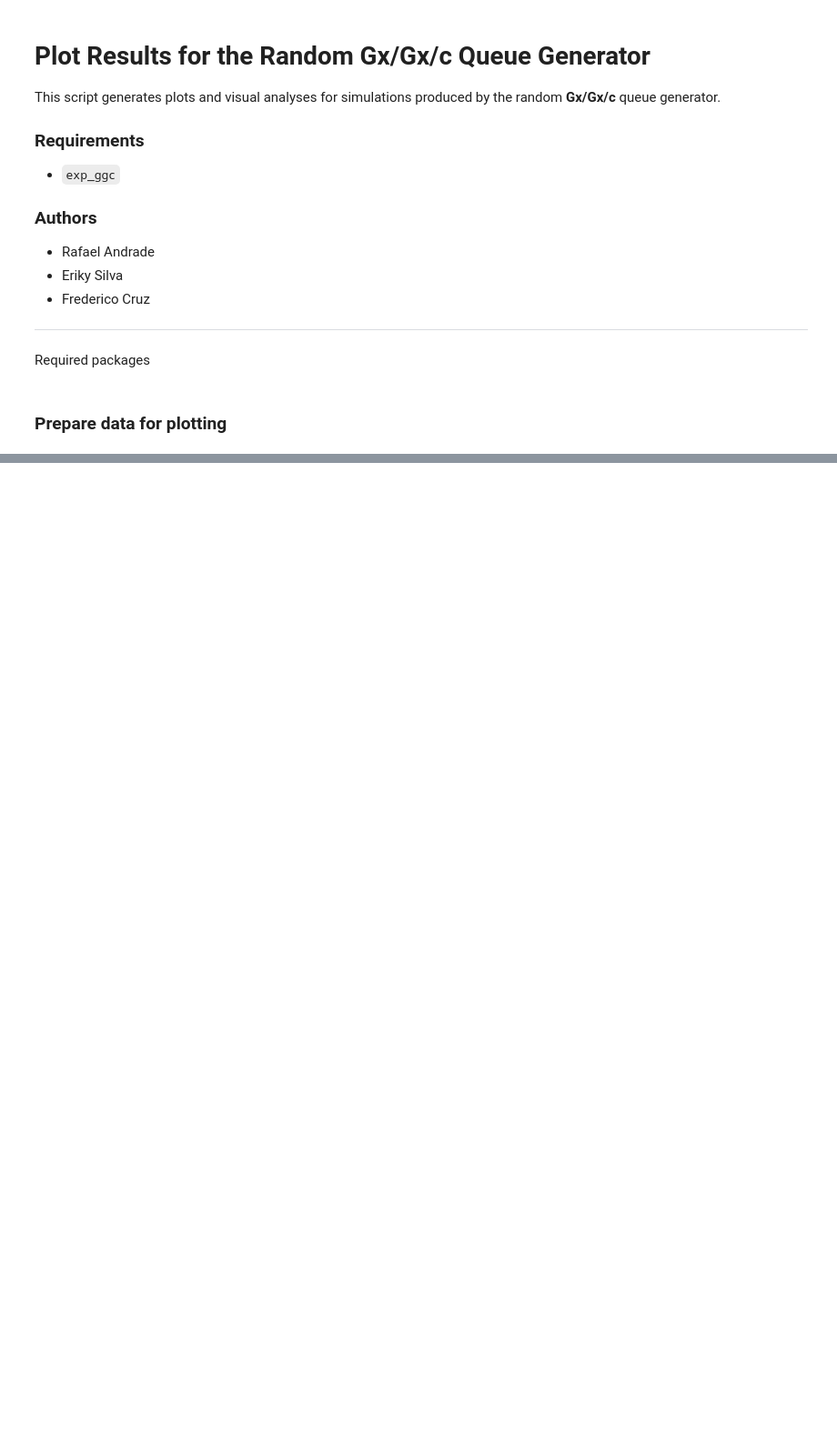
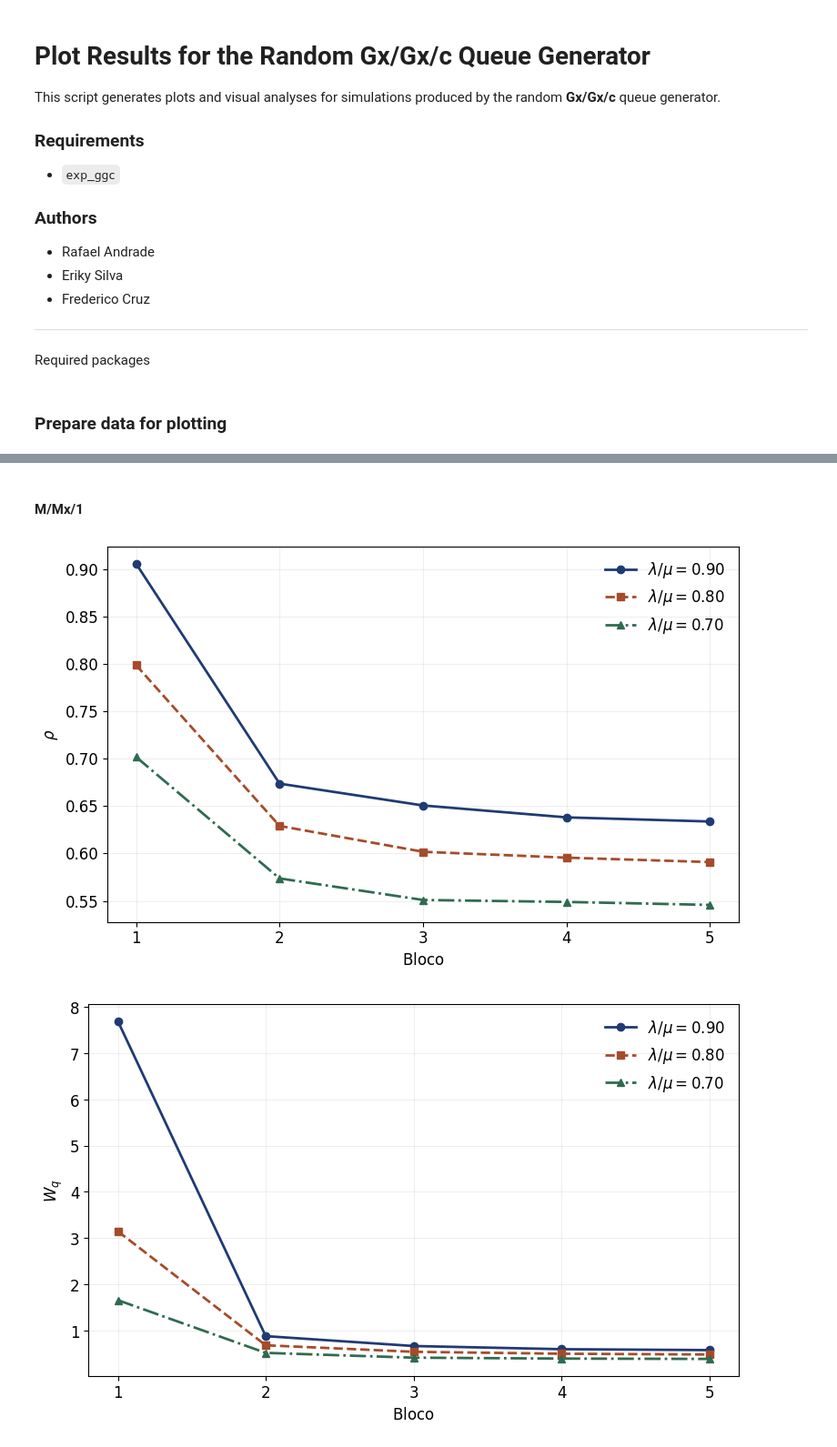
Before and after one commit to eriky-tn/CREEM_GGc_Simulation, a Jupyter notebook: plot_ggc.ipynb, the cells around one changed output, grey strips where cells are left out. Shown at 91% size. Drawn from its saved outputs; the diff is of its cells as text; code cells hidden in the pictures; blank space fills up the shorter version.

```diff
--- a/plot_ggc.ipynb
+++ b/plot_ggc.ipynb
@@ -195,0 +101,8 @@ for batch, dfb in df_plot.groupby('batch'):
+# %% [markdown]
+#### M/Mx/1
+# %%
+plot_metric(df_mmx1,"batch", "Rho_mean", r"$\mathrm{Bloco}$", r"$\rho$")
+plot_metric(df_mmx1, "batch","Wq_mean", r"$\mathrm{Bloco}$", r"$W_q$")
+# %% [output]
+[figure, added]
+[figure, added]
```
Also changed, not shown: parts of 17 cells of this notebook, 3 other files.
